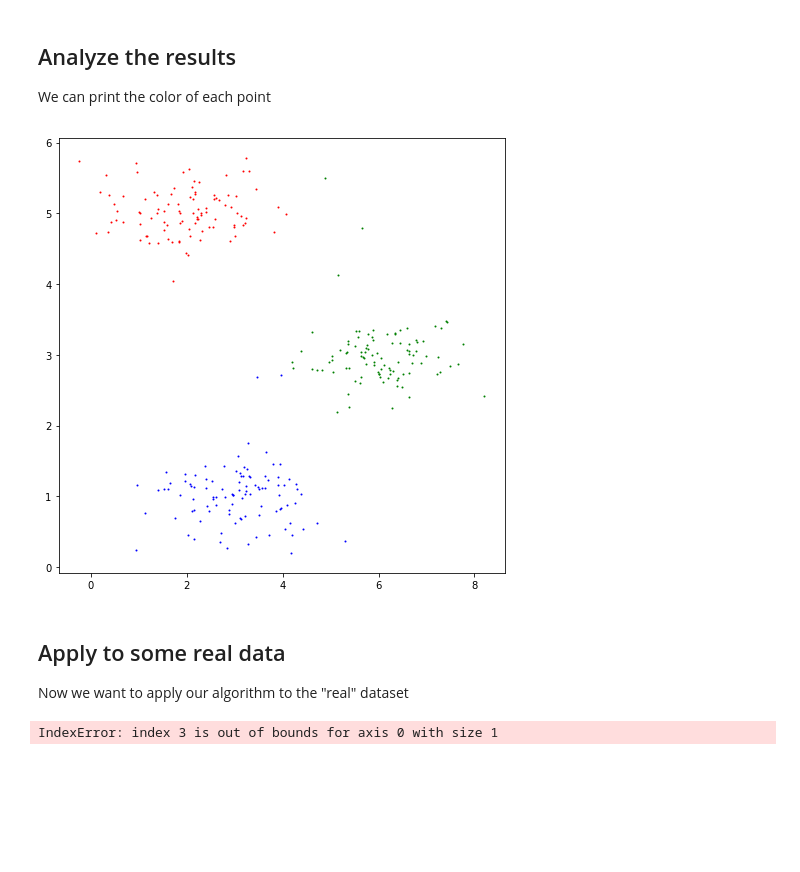
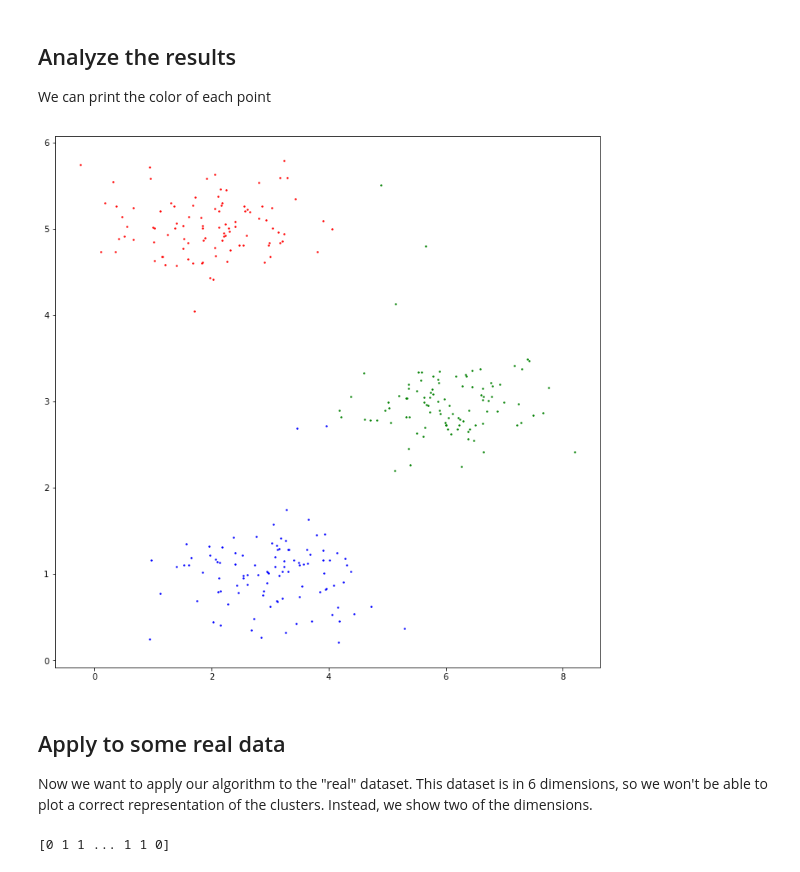
Before and after one commit to AntoineCremel/ING4Files, a Jupyter notebook: machineLearning/week7/Assignment7.ipynb, the cells around one changed output. Saved outputs shown, nothing was run; the diff lists cells and outputs as text; code cells hidden in the pictures; blank space fills up the shorter version.

Commit message:
Finished clustering

```diff
--- a/machineLearning/week7/Assignment7.ipynb
+++ b/machineLearning/week7/Assignment7.ipynb
@@ -89,7 +89,7 @@ print(np.unique(closest))
 # %% [markdown]
 ### Now we find the center of mass of all the points that belong to the same centroid
 # %%
-def compute_new_centroids(data, closest_list):
+def compute_new_centroids(data, closest_list, n_centroid):
     """
     This function takes the data points and the closest array.
     - Data : coordinates of all the points in the dataset
@@ -104,7 +104,7 @@ def compute_new_centroids(data, closest_list):
     # First step is to find how many centers are present in the closest list
     unique_centroids, counts = np.unique(closest_list, return_counts=True)
 
-    corrected_centroids = np.zeros((unique_centroids.shape[0], data.shape[1]))
+    corrected_centroids = np.zeros((n_centroid, data.shape[1]))
 
     for i, closest in enumerate(closest_list):
 
@@ -113,8 +113,11 @@ def compute_new_centroids(data, closest_list):
     # We find the mass by which to divide each centroid.
     # This mass is equal to the amount of points which belong to this
     # centroid
+    for unique_centroid, count in zip(unique_centroids, counts):
+        corrected_centroids[unique_centroid] /= count
 
-    corrected_centroids /= counts.reshape((3, 1))
+    # Finally we delete the centroids that we don't need anymore
+    corrected_centroids = corrected_centroids[unique_centroids]
 
     return corrected_centroids
 # %%
@@ -144,13 +147,15 @@ def kmean_algorithm(data, n_clusters):
         # For each point, find what cluster it belongs to
         closest = return_closest(data, centroid_history[-1])
         # Put the new centroids at the center of mass of their clusters
-        cluster_centroids = compute_new_centroids(data, closest)
+        cluster_centroids = compute_new_centroids(data, closest, n_clusters)
         # Check if there has been any change since previous iteration
-        if (centroid_history[-1] == cluster_centroids).all():
-            # If not, we have converged and can end the loop
-            stabilised = True
-        else:
-            centroid_history.append(cluster_centroids.copy())
+        if centroid_history[-1].shape == cluster_centroids.shape:
+            if (centroid_history[-1] == cluster_centroids).all():
+                # If not, we have converged and can end the loop
+                stabilised = True
+                return closest, centroid_history
+
+        centroid_history.append(cluster_centroids.copy())
 
     return closest, centroid_history
 # %%
@@ -172,25 +177,29 @@ print(clusters)
 
 We can print the color of each point
 # %%
-fig, ax = plt.subplots(figsize=(8,8))
+def show_clustered_data(data, clusters, x=0, y=1):
+    fig, ax = plt.subplots(figsize=(12, 12))
 
-colors = ["red", "blue", "green"]
+    colors = ["red", "blue", "green", "black", "cyan", "magenta", "peru"]
 
-for dat, clust in zip(data, clusters):
-    ax.scatter(dat[0], dat[1], c=colors[clust], s=1)
+    for dat, clust in zip(data, clusters):
+        ax.scatter(dat[x], dat[y], c=colors[clust], s=2)
 
-plt.show()
+    plt.show()
-# %% [output]
-[figure, removed]
+# %%
+show_clustered_data(data, clusters)
+# %% [output]
+[figure, added]
 # %% [markdown]
 ## Apply to some real data
 
-Now we want to apply our algorithm to the "real" dataset
+Now we want to apply our algorithm to the "real" dataset.
+This dataset is in 6 dimensions, so we won't be able to plot a correct representation of  the clusters. Instead, we show two of the dimensions.
 # %%
 grades = np.genfromtxt("grade_students.csv", delimiter=",", skip_header=1)
 
-grades_clusters, _ = kmean_algorithm(grades, 4)
+grades_clusters, _ = kmean_algorithm(grades, 5)
 
 print(grades_clusters)
 # %% [output]
-IndexError: index 3 is out of bounds for axis 0 with size 1
+[0 1 1 ... 1 1 0]
```
Also changed, not shown: parts of 5 cells of this notebook.
